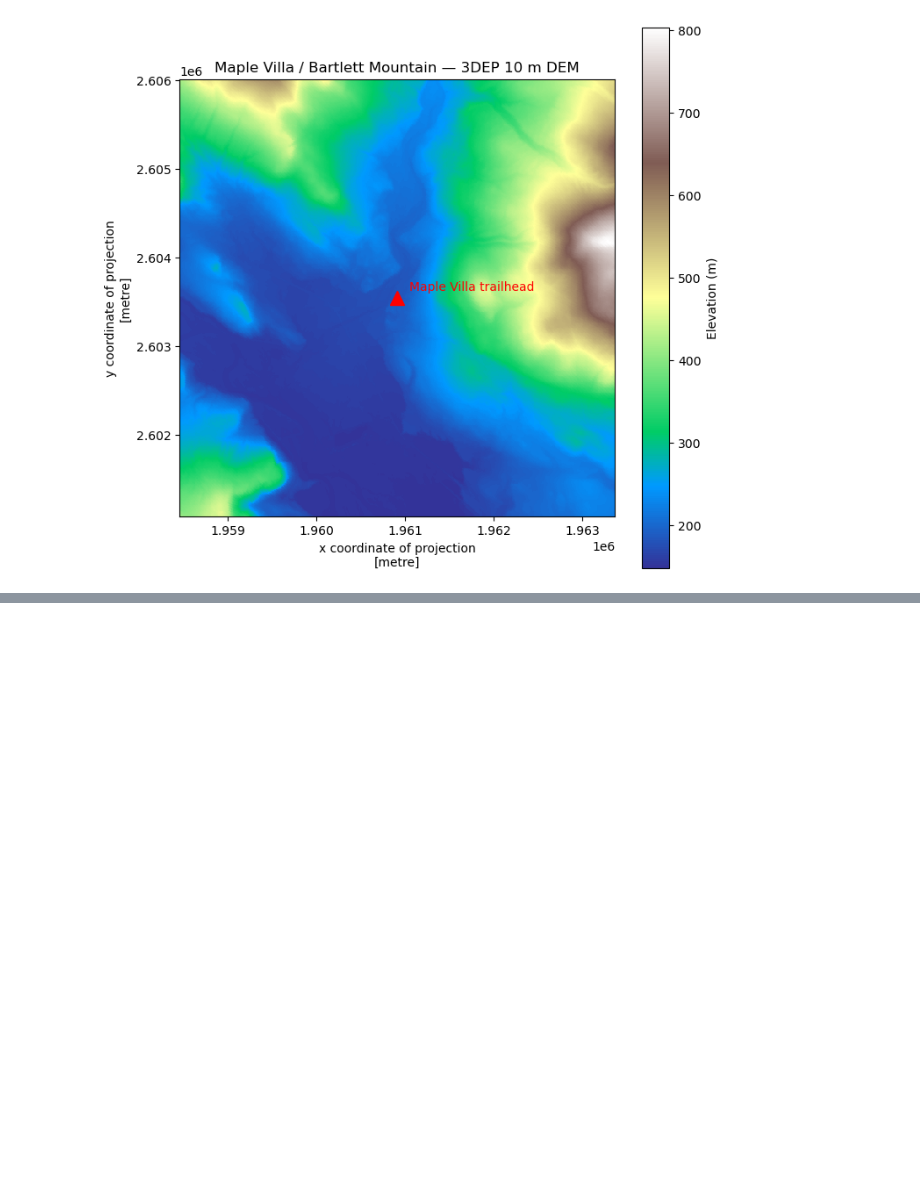
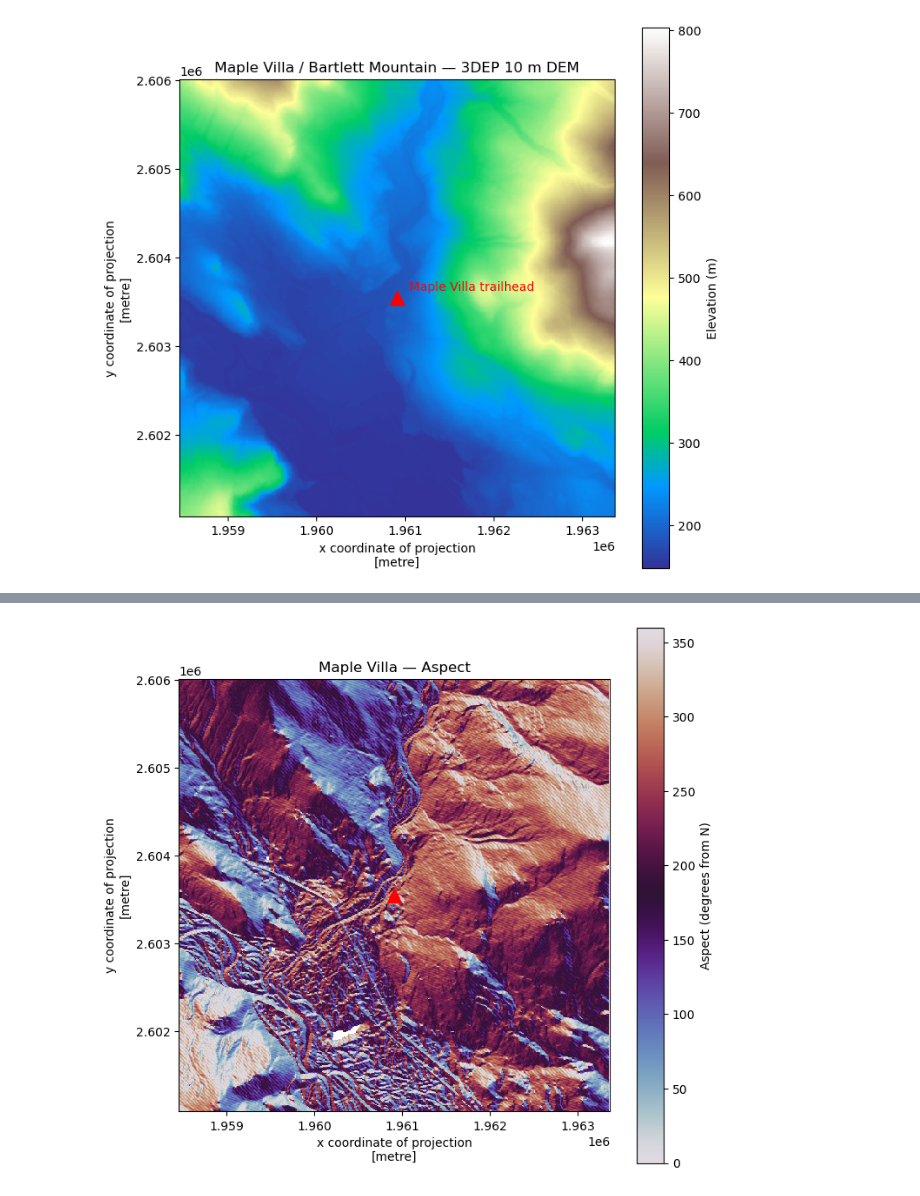
Before and after one commit to wernerns/POACH, a Jupyter notebook: notebooks/01_maple_villa_dem.ipynb, the cells around one changed output, grey strips where cells are left out. Drawn from its saved outputs; the diff is of its cells as text; code cells hidden in the pictures; blank space fills up the shorter version.

```diff
--- a/notebooks/01_maple_villa_dem.ipynb
+++ b/notebooks/01_maple_villa_dem.ipynb
@@ -74,0 +98,4 @@ plt.show()
+# %%
+# Aspect: the compass direction each slope faces (0/360 = N, 90 = E, 180 = S, 270 = W).
+aspect = xrspatial.aspect(dem)
+aspect
@@ -74,0 +129,14 @@ plt.show()
+# %%
+# Aspect is meaningless where the ground is flat; xrspatial marks those -1.
+# Hide them, and lock the color scale to aspect's true 0-360 range.
+aspect_clean = aspect.where(aspect >= 0)
+
+fig, ax = plt.subplots(figsize=(8, 8))
+aspect_clean.plot(ax=ax, cmap="twilight", vmin=0, vmax=360,
+                  cbar_kwargs={"label": "Aspect (degrees from N)"})
+ax.plot(trail_x, trail_y, marker="^", color="red", markersize=12)
+ax.set_title("Maple Villa — Aspect")
+ax.set_aspect("equal")
+plt.show()
+# %% [output]
+[figure, added]
```
Also changed, not shown: parts of 7 cells of this notebook.
